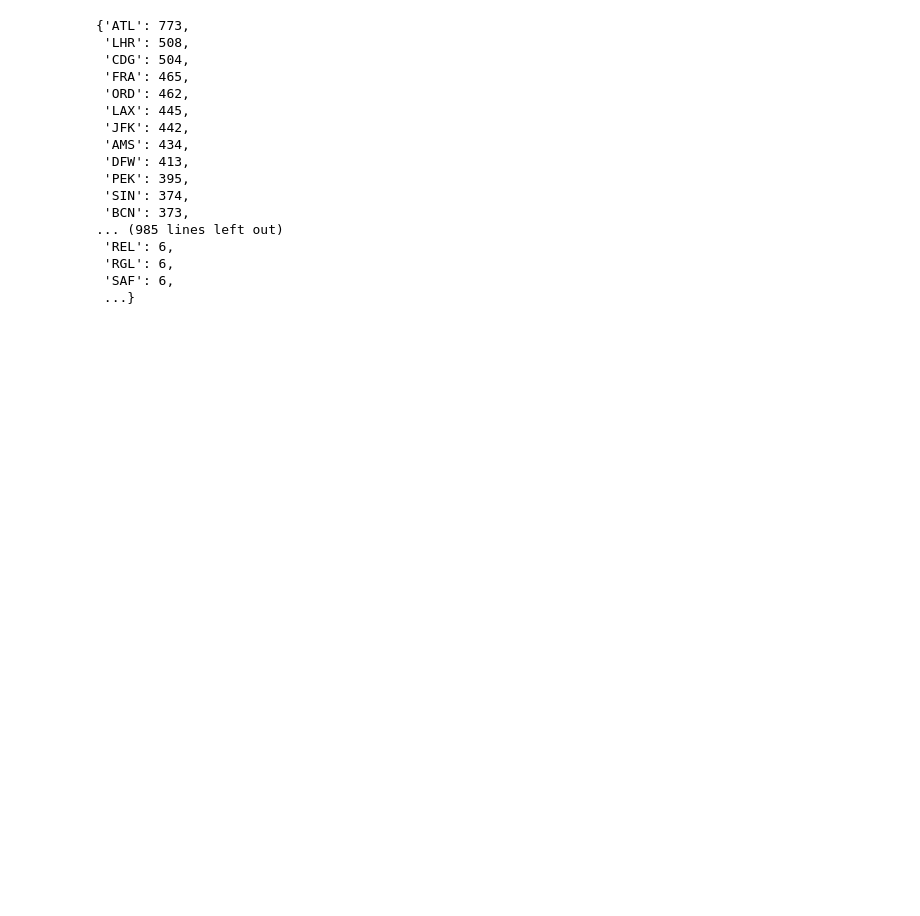
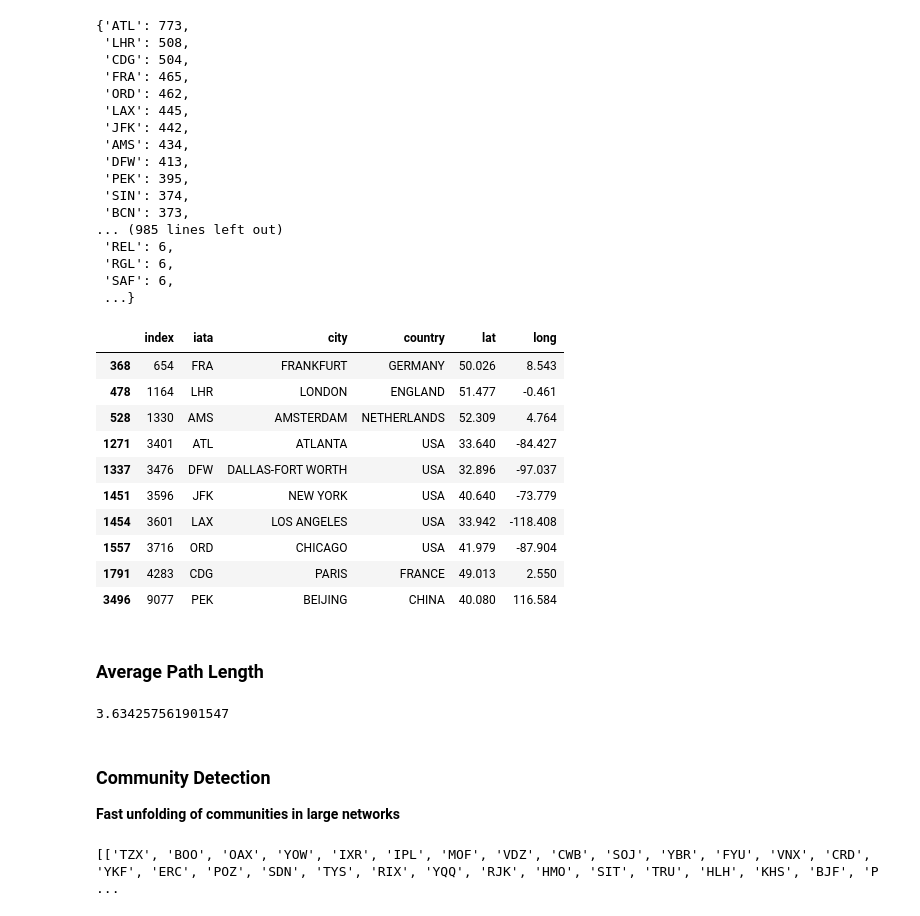
Before and after one commit to smammc/network_science_project, a Jupyter notebook: data_processing.ipynb, the cells around one changed output. Saved outputs shown, nothing was run; the diff lists cells and outputs as text; code cells hidden in the pictures; blank space fills up the shorter version.

Commit message:
Started community detection

```diff
--- a/data_processing.ipynb
+++ b/data_processing.ipynb
@@ -279,3 +290,36 @@ print(connections)
  'RGL': 6,
  'SAF': 6,
  ...}
+# %%
+airports[airports['iata'].isin(['ATL','LHR','CDG','FRA','ORD','LAX','JFK','AMS','DFW','PEK'])]
+# %% [output]
+|  | index | iata | city | country | lat | long |
+| 368 | 654 | FRA | FRANKFURT | GERMANY | 50.026 | 8.543 |
+| 478 | 1164 | LHR | LONDON | ENGLAND | 51.477 | -0.461 |
+| 528 | 1330 | AMS | AMSTERDAM | NETHERLANDS | 52.309 | 4.764 |
+| 1271 | 3401 | ATL | ATLANTA | USA | 33.640 | -84.427 |
+| 1337 | 3476 | DFW | DALLAS-FORT WORTH | USA | 32.896 | -97.037 |
+| 1451 | 3596 | JFK | NEW YORK | USA | 40.640 | -73.779 |
+| 1454 | 3601 | LAX | LOS ANGELES | USA | 33.942 | -118.408 |
+| 1557 | 3716 | ORD | CHICAGO | USA | 41.979 | -87.904 |
+| 1791 | 4283 | CDG | PARIS | FRANCE | 49.013 | 2.550 |
+| 3496 | 9077 | PEK | BEIJING | CHINA | 40.080 | 116.584 |
+# %% [markdown]
+### Average Path Length
+# %%
+print(nx.average_shortest_path_length(graph))
+# %% [output]
+3.634257561901547
+# %% [markdown]
+### Community Detection
+**Fast unfolding of communities in large networks**
+# %%
+from networkx.algorithms.community.centrality import girvan_newman
+communities = girvan_newman(graph)
+node_groups = []
+for com in next(communities):
+  node_groups.append(list(com))
+
+print(node_groups)
+# %% [output]
+[['TZX', 'BOO', 'OAX', 'YOW', 'IXR', 'IPL', 'MOF', 'VDZ', 'CWB', 'SOJ', 'YBR', 'FYU', 'VNX', 'CRD', 'YKF', 'ERC', 'POZ', 'SDN', 'TYS', 'RIX', 'YQQ', 'RJK', 'HMO', 'SIT', 'TRU', 'HLH', 'KHS', 'BJF', 'P ...
```
Also changed, not shown: parts of 6 cells of this notebook, 1 other file.
